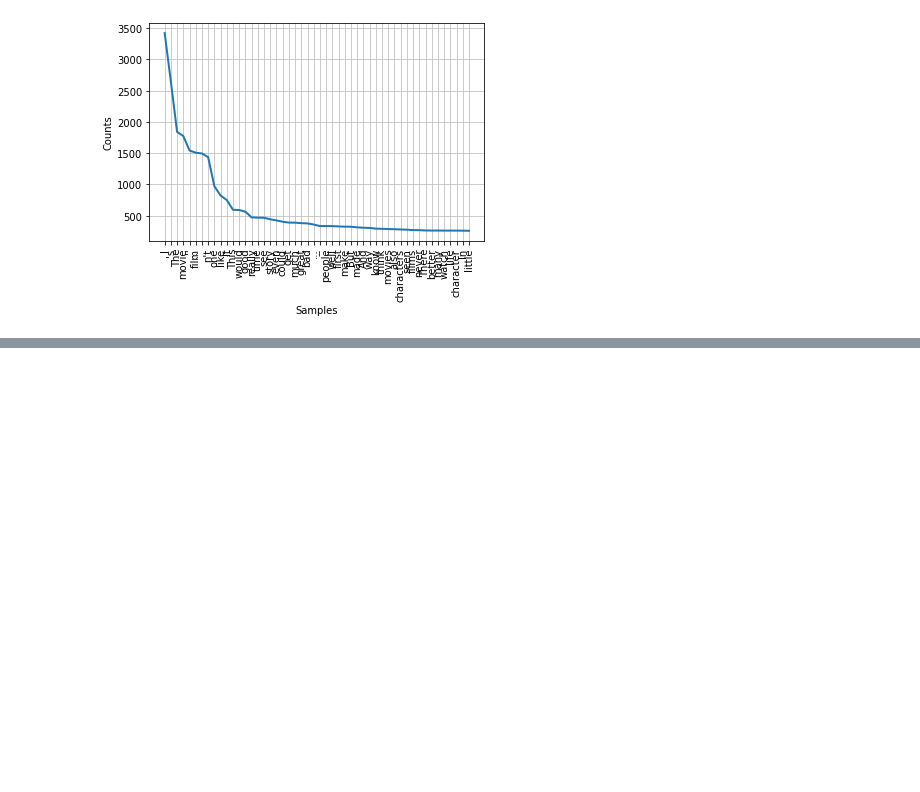
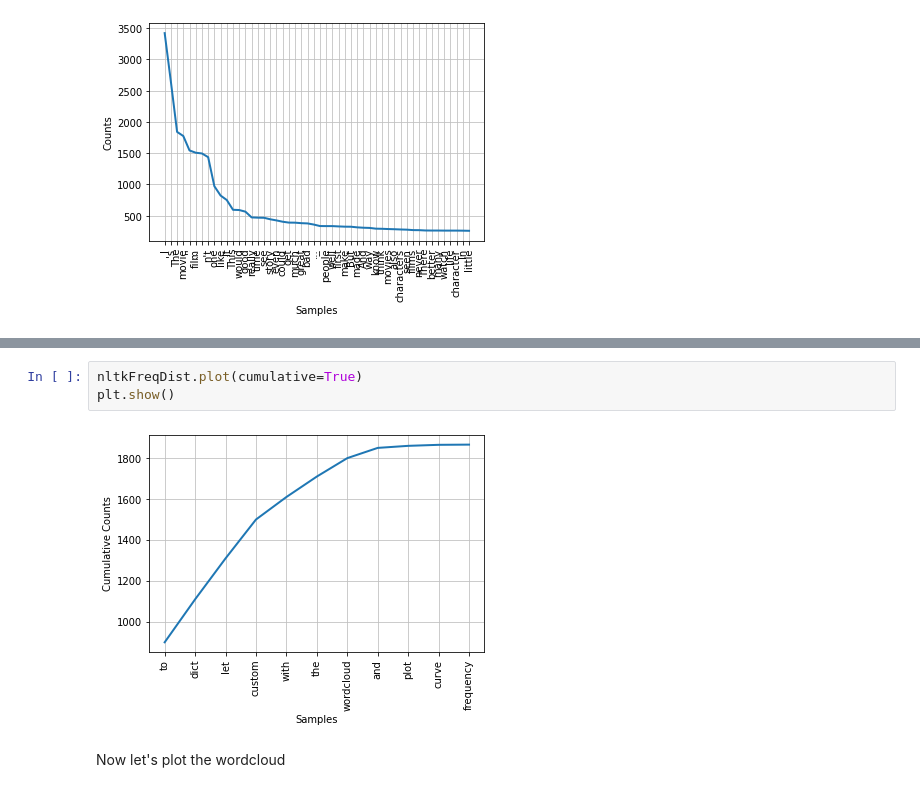
Before and after one commit to Suraez/tensorflow-hands_on, a Jupyter notebook: NLP/IMDB_sentiment_analysis.ipynb, the cells around one changed output, grey strips where cells are left out. Cells and saved outputs as stored; diff of their text form; blank space fills up the shorter version.

```diff
--- a/NLP/IMDB_sentiment_analysis.ipynb
+++ b/NLP/IMDB_sentiment_analysis.ipynb
@@ -201,0 +245,7 @@ plt.show()
+# %%
+nltkFreqDist.plot(cumulative=True)
+plt.show()
+# %% [output]
+[figure, added]
+# %% [markdown]
+Now let's plot the wordcloud
```
Also changed, not shown: parts of 20 cells of this notebook.
